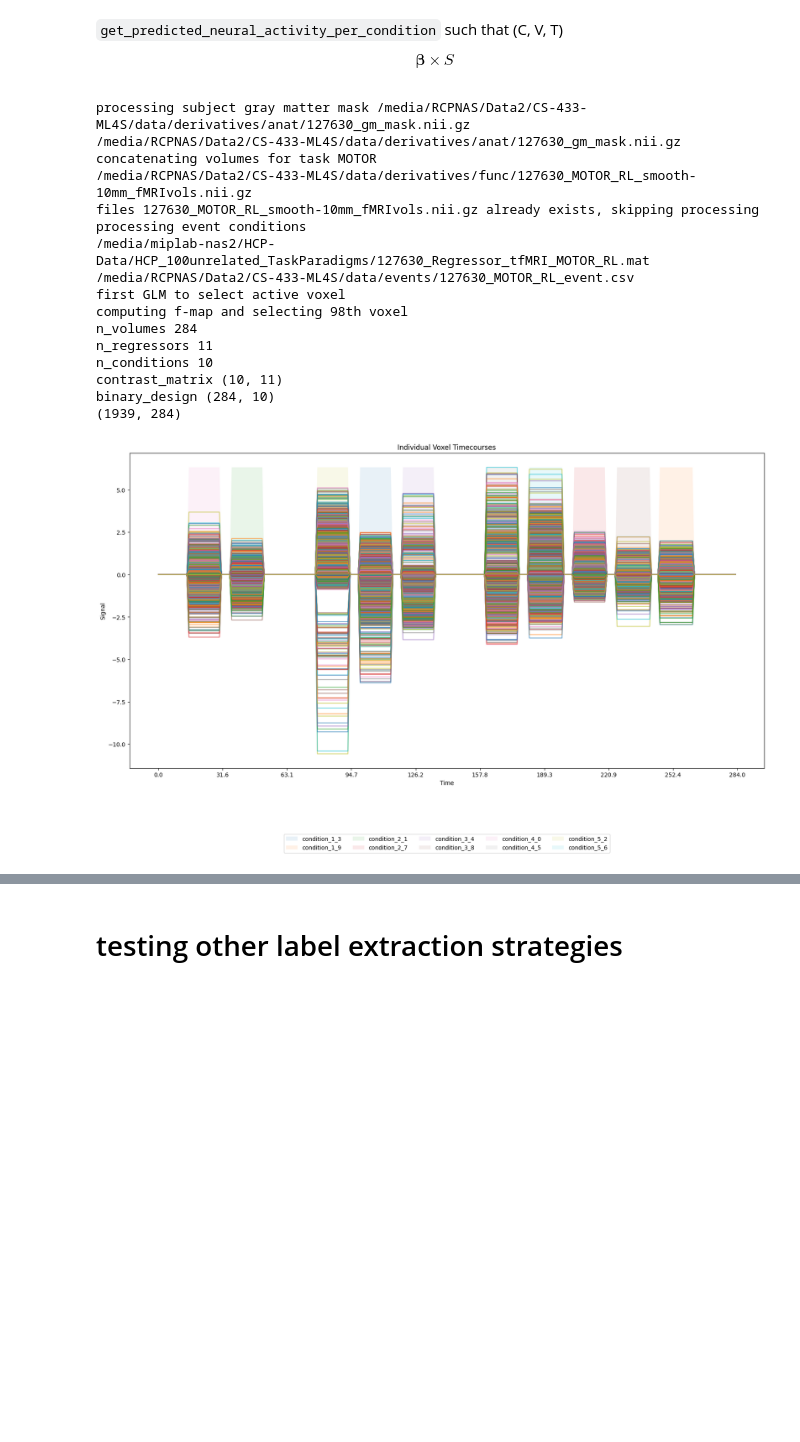
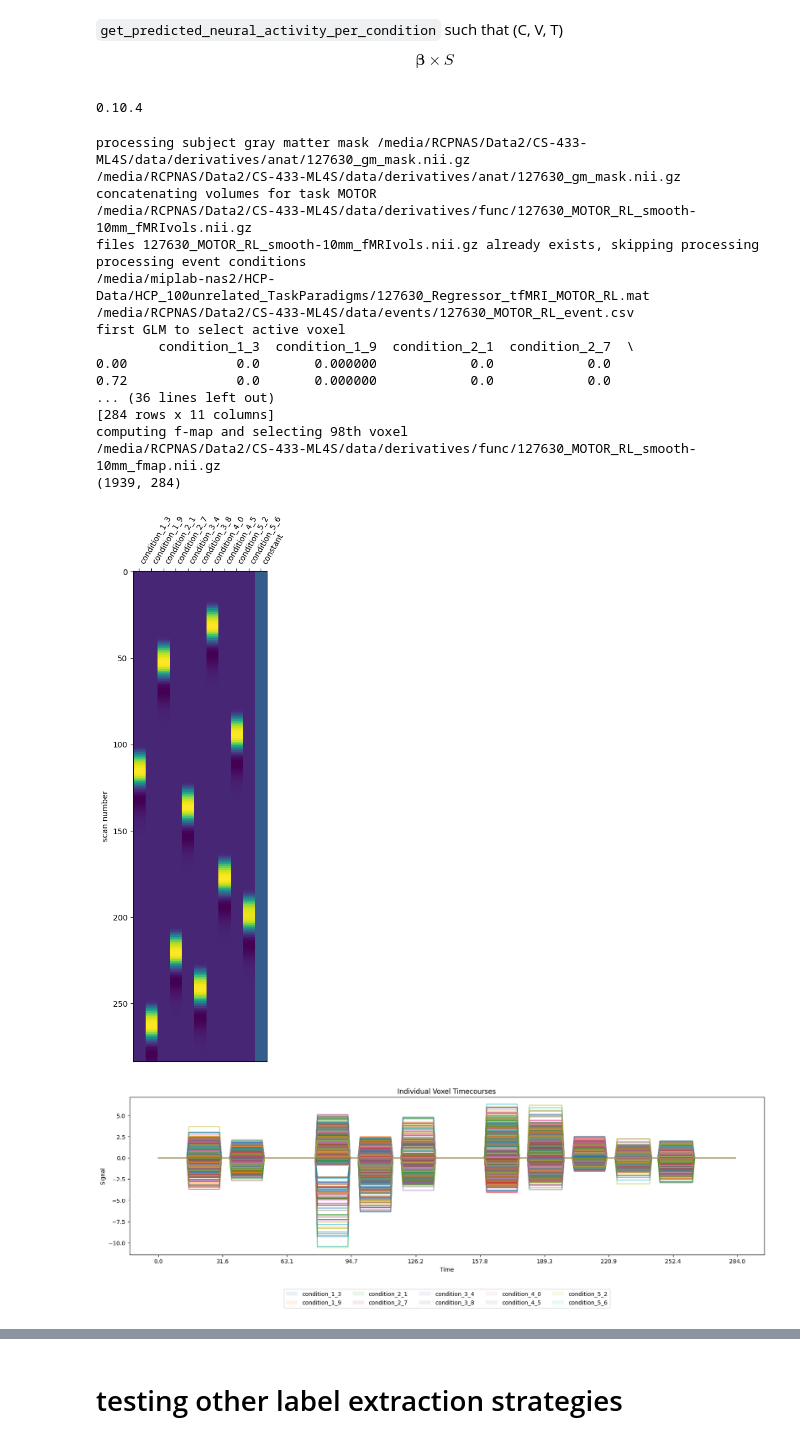
Before and after one commit to fedemengo/CS-433-ML4S, a Jupyter notebook: preprocessing_pipeline.ipynb, the cells around one changed output, grey strips where cells are left out. Drawn from its saved outputs; the diff is of its cells as text; code cells hidden in the pictures; blank space fills up the shorter version.

```diff
--- a/preprocessing_pipeline.ipynb
+++ b/preprocessing_pipeline.ipynb
@@ -52,25 +53,27 @@ TR = 0.72
 def subject_run(sid, acquisition):
     return {"id": sid, "acquisition": acquisition}
 # %%
-def plot_voxel_timecourse(predicted_voxel, binary_design_matrix):
+def plot_voxel_timecourse(predicted_voxel, binary_design_matrix=None):
     plt.figure(figsize=(20, 5))
 
     n_voxels = predicted_voxel.shape[0]
-    max_h = 0.0
+    max_h = 1
     for i in range(n_voxels):
-        max_h = max(max_h, np.max(predicted_voxel[i,:]))
+        # max_h = max(max_h, np.max(predicted_voxel[i,:]))
         plt.plot(predicted_voxel[i,:], alpha=0.6)
 
-
-    df = binary_design_matrix
-    for col in df.columns:
-        plt.fill_between(range(len(df)), df[col] * max_h, label=col, alpha=0.1)
 
     plt.title('Individual Voxel Timecourses')
     plt.xticks(np.linspace(0, predicted_voxel.shape[1], num=10))
     plt.xlabel('Time')
     plt.ylabel('Signal')
-    plt.legend(bbox_to_anchor=(0.5, -0.2), loc='upper center', ncol=len(df.columns)//2)
+
+    if binary_design_matrix is not None:
+        df = binary_design_matrix
+        for col in df.columns:
+            plt.fill_between(range(len(df)), df[col] * max_h, label=col, alpha=0.1)
+        plt.legend(bbox_to_anchor=(0.5, -0.2), loc='upper center', ncol=len(df.columns)//2)
+
     plt.show()
 # %%
 def binary_design_matrix(events_df, TR, n_volumes):
@@ -187,6 +190,10 @@ In matrix notation:
 \begin{aligned}
 \boldsymbol{\beta} \times S
 \end{aligned}
+# %%
+print(nilearn.__version__)
+# %% [output]
+0.10.4
 # %%
 def get_predicted_bold_response(glm, active_mask_data, binary_design_matrix):
     predicted = glm.predicted[0]
@@ -197,7 +204,7 @@ def get_predicted_bold_response(glm, active_mask_data, binary_design_matrix):
 
     return predicted_data
 
-def get_predicted_neural_activity(glm, active_mask_data, binary_design_matrix):
+def get_predicted_neural_activity(glm: FirstLevelModel, active_mask_data, binary_design_matrix):
     n_volumes, n_regressors = glm.design_matrices_[0].shape
     n_conditions = n_regressors - 1 # drop constant regressor
     contrast_matrix = np.eye(n_conditions, n_regressors)
@@ -263,6 +270,8 @@ def prepare_subject_sample(subject, task, acquisition, smoothing, voxel_quantile
     activity_glm = voxel_activation_glm(gm_mask, TR, fmri_vols, events)
 
     n_regressors = activity_glm.design_matrices_[0].shape[1]
+    plot_design_matrix(activity_glm.design_matrices_[0])
+    print(activity_glm.design_matrices_[0])
     n_conditions = n_regressors - 1 # drop constant regressor
 
     print(f"computing f-map and selecting {voxel_quantile}th voxel")
@@ -279,26 +288,28 @@ def prepare_subject_sample(subject, task, acquisition, smoothing, voxel_quantile
     active_mask = create_active_voxel_mask(subject, task, acquisition, smoothing, voxel_activation_glm, gm_mask, fmap, threshold)
     active_mask_data = active_mask.get_fdata()
 
-    return label_extraction(activity_glm, active_mask_data, bdesign_matrix)
+    return label_extraction(activity_glm, active_mask_data, bdesign_matrix), activity_glm, active_mask_data
 # %%
 subjetcs = [subject_run("127630", "RL")]
 # %%
-na = prepare_subject_sample(subject, task, acq, smoothing=10, label_extraction=get_predicted_neural_activity)
+na, glm_fitted, active_mask = prepare_subject_sample(subject, task, acq, smoothing=10, label_extraction=get_predicted_neural_activity)
 # %% [output]
 processing subject gray matter mask /media/RCPNAS/Data2/CS-433-ML4S/data/derivatives/anat/127630_gm_mask.nii.gz
 /media/RCPNAS/Data2/CS-433-ML4S/data/derivatives/anat/127630_gm_mask.nii.gz
 concatenating volumes for task MOTOR
 /media/RCPNAS/Data2/CS-433-ML4S/data/derivatives/func/127630_MOTOR_RL_smooth-10mm_fMRIvols.nii.gz
 files 127630_MOTOR_RL_smooth-10mm_fMRIvols.nii.gz already exists, skipping processing
 processing event conditions
 /media/miplab-nas2/HCP-Data/HCP_100unrelated_TaskParadigms/127630_Regressor_tfMRI_MOTOR_RL.mat
 /media/RCPNAS/Data2/CS-433-ML4S/data/events/127630_MOTOR_RL_event.csv
 first GLM to select active voxel
+        condition_1_3  condition_1_9  condition_2_1  condition_2_7  \
+0.00              0.0       0.000000            0.0            0.0
+0.72              0.0       0.000000            0.0            0.0
+... (36 lines left out)
+[284 rows x 11 columns]
 computing f-map and selecting 98th voxel
-n_volumes 284
-n_regressors 11
-n_conditions 10
-contrast_matrix (10, 11)
-binary_design (284, 10)
+/media/RCPNAS/Data2/CS-433-ML4S/data/derivatives/func/127630_MOTOR_RL_smooth-10mm_fmap.nii.gz
 (1939, 284)
-[figure, old version]
+[figure, new version]
+[figure, added]
```
Also changed, not shown: parts of 16 cells of this notebook, 25 other files.
